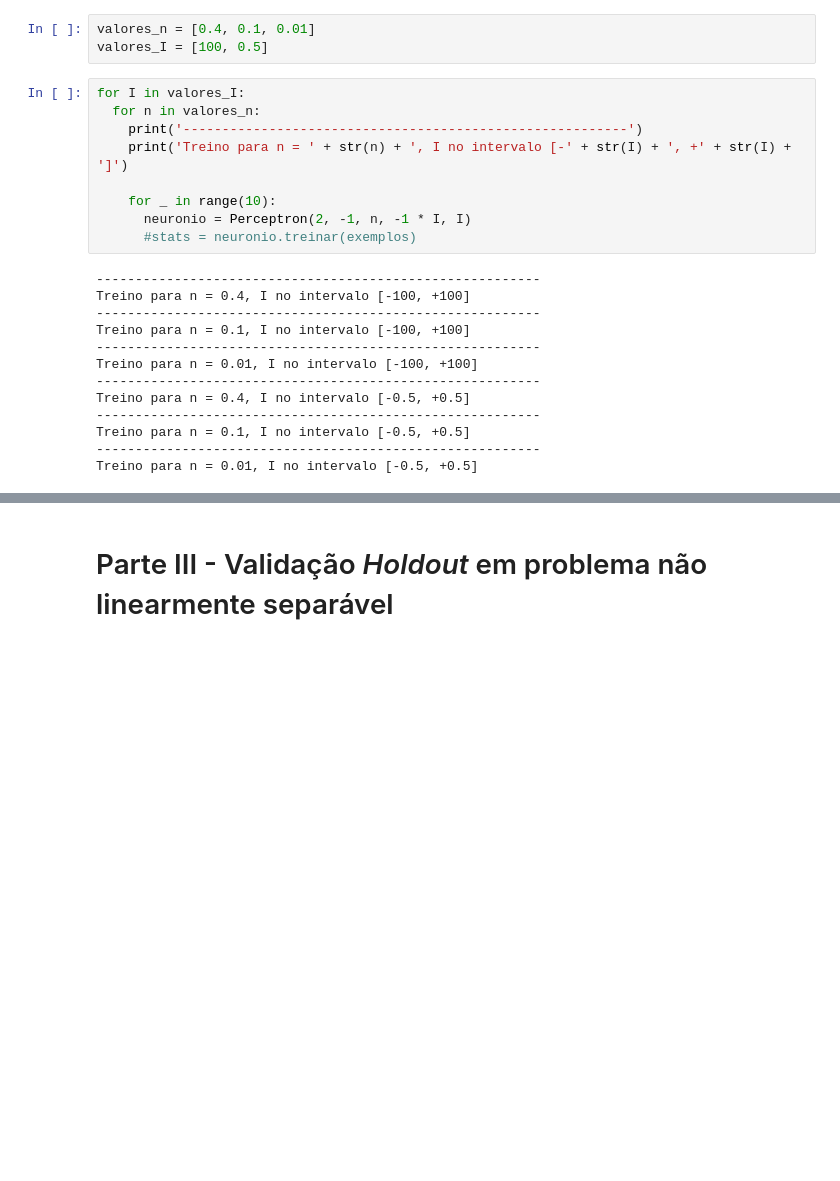
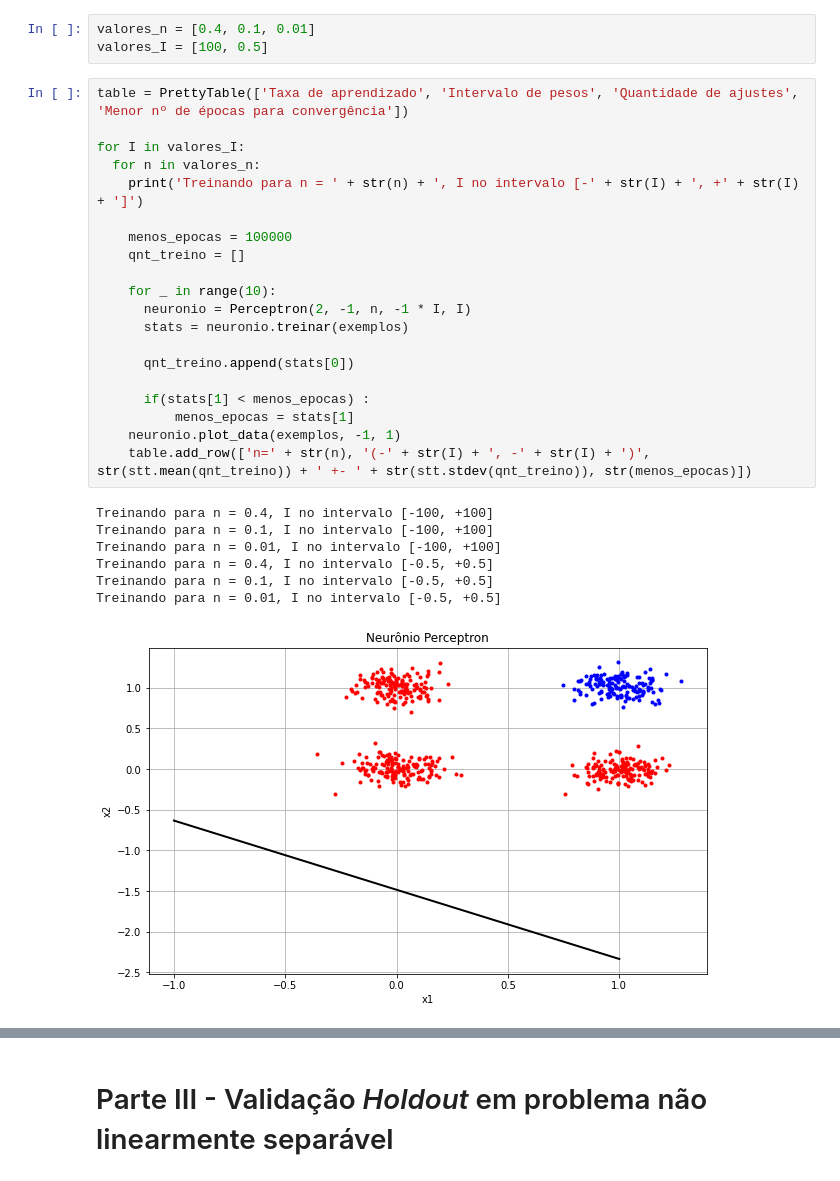
Before and after one commit to willianszwy/Aprendizado-Supervisionado-no-Neuronio-Perceptron, a Jupyter notebook: Perceptron.ipynb, the cells around one changed output, grey strips where cells are left out. Drawn from its saved outputs; the diff is of its cells as text; blank space fills up the shorter version.

```diff
--- a/Perceptron.ipynb
+++ b/Perceptron.ipynb
@@ -205,24 +185,30 @@ Realizando o treino para ...
 valores_n = [0.4, 0.1, 0.01]
 valores_I = [100, 0.5]
 # %%
+table = PrettyTable(['Taxa de aprendizado', 'Intervalo de pesos', 'Quantidade de ajustes', 'Menor nº de épocas para convergência'])
+
 for I in valores_I:
   for n in valores_n:
-    print('---------------------------------------------------------')
-    print('Treino para n = ' + str(n) + ', I no intervalo [-' + str(I) + ', +' + str(I) + ']')
+    print('Treinando para n = ' + str(n) + ', I no intervalo [-' + str(I) + ', +' + str(I) + ']')
+
+    menos_epocas = 100000
+    qnt_treino = []
 
     for _ in range(10):
       neuronio = Perceptron(2, -1, n, -1 * I, I)
-      #stats = neuronio.treinar(exemplos)
+      stats = neuronio.treinar(exemplos)
+
+      qnt_treino.append(stats[0])
+
+      if(stats[1] < menos_epocas) :
+          menos_epocas = stats[1]
+    neuronio.plot_data(exemplos, -1, 1)
+    table.add_row(['n=' + str(n), '(-' + str(I) + ', -' + str(I) + ')', str(stt.mean(qnt_treino)) + ' +- ' + str(stt.stdev(qnt_treino)), str(menos_epocas)])
 # %% [output]
----------------------------------------------------------
-Treino para n = 0.4, I no intervalo [-100, +100]
----------------------------------------------------------
-Treino para n = 0.1, I no intervalo [-100, +100]
----------------------------------------------------------
-Treino para n = 0.01, I no intervalo [-100, +100]
----------------------------------------------------------
-Treino para n = 0.4, I no intervalo [-0.5, +0.5]
----------------------------------------------------------
-Treino para n = 0.1, I no intervalo [-0.5, +0.5]
----------------------------------------------------------
-Treino para n = 0.01, I no intervalo [-0.5, +0.5]
+Treinando para n = 0.4, I no intervalo [-100, +100]
+Treinando para n = 0.1, I no intervalo [-100, +100]
+Treinando para n = 0.01, I no intervalo [-100, +100]
+Treinando para n = 0.4, I no intervalo [-0.5, +0.5]
+Treinando para n = 0.1, I no intervalo [-0.5, +0.5]
+Treinando para n = 0.01, I no intervalo [-0.5, +0.5]
+[figure, added]
```
Also changed, not shown: parts of 15 cells of this notebook.
